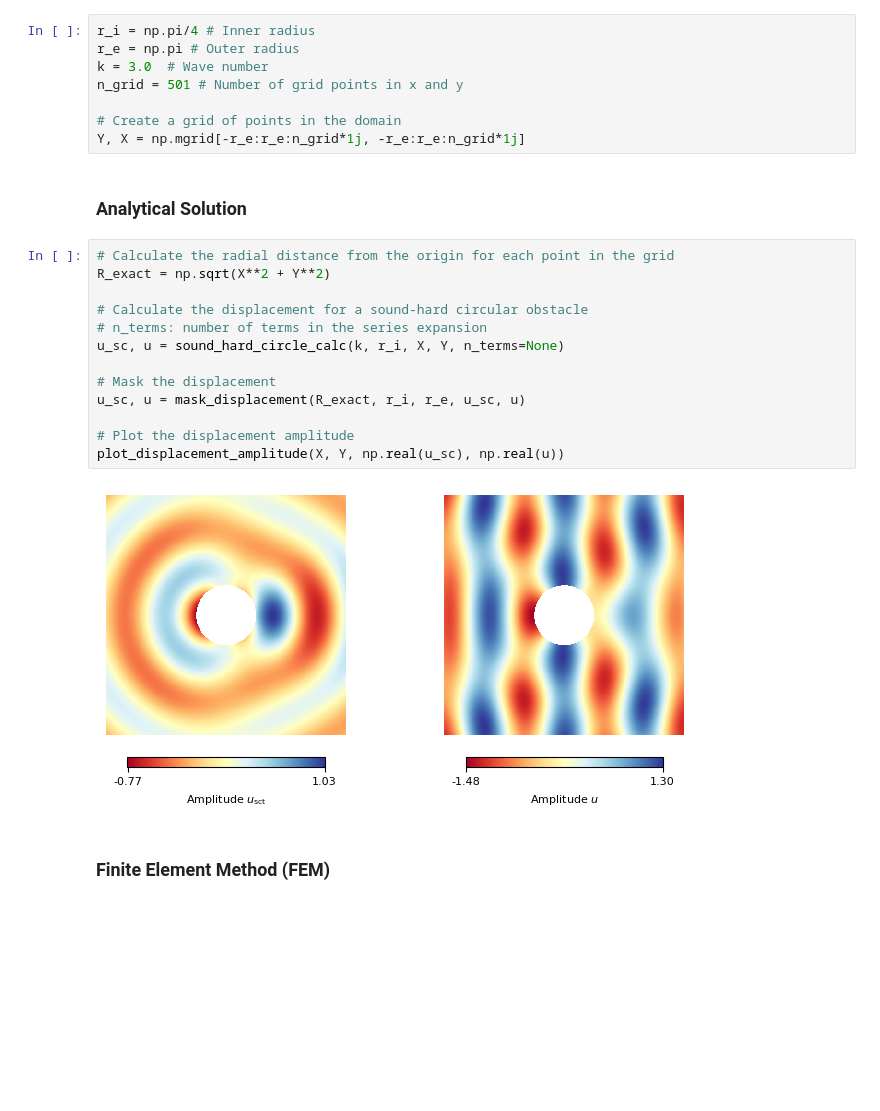
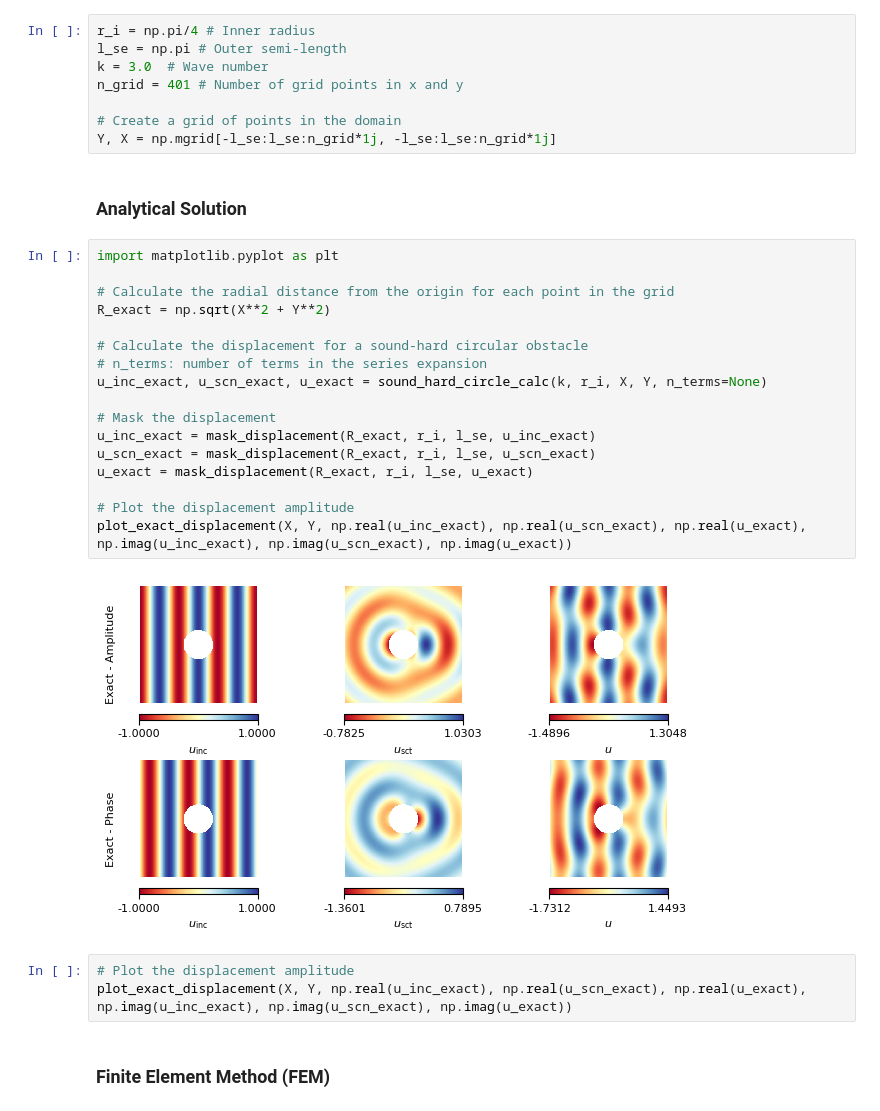
Before and after one commit to oscar-rincon/scattering-problem, a Jupyter notebook: main/analysis_scat_circ.ipynb, the cells around one changed output. Cells and saved outputs as stored; diff of their text form; blank space fills up the shorter version.

```diff
--- a/main/analysis_scat_circ.ipynb
+++ b/main/analysis_scat_circ.ipynb
@@ -25,28 +26,35 @@ from pinns_scat_circ import measure_model_time_pinns
 # %%
 r_i = np.pi/4 # Inner radius
-r_e = np.pi # Outer radius
+l_se = np.pi # Outer semi-length
 k = 3.0  # Wave number
-n_grid = 501 # Number of grid points in x and y
+n_grid = 401 # Number of grid points in x and y
 
 # Create a grid of points in the domain
-Y, X = np.mgrid[-r_e:r_e:n_grid*1j, -r_e:r_e:n_grid*1j]
+Y, X = np.mgrid[-l_se:l_se:n_grid*1j, -l_se:l_se:n_grid*1j]
 # %% [markdown]
 ### Analytical Solution
 # %%
+import matplotlib.pyplot as plt
+
 # Calculate the radial distance from the origin for each point in the grid
 R_exact = np.sqrt(X**2 + Y**2)
 
 # Calculate the displacement for a sound-hard circular obstacle
 # n_terms: number of terms in the series expansion
-u_sc, u = sound_hard_circle_calc(k, r_i, X, Y, n_terms=None)
+u_inc_exact, u_scn_exact, u_exact = sound_hard_circle_calc(k, r_i, X, Y, n_terms=None)
 
 # Mask the displacement
-u_sc, u = mask_displacement(R_exact, r_i, r_e, u_sc, u)
+u_inc_exact = mask_displacement(R_exact, r_i, l_se, u_inc_exact)
+u_scn_exact = mask_displacement(R_exact, r_i, l_se, u_scn_exact)
+u_exact = mask_displacement(R_exact, r_i, l_se, u_exact)
 
 # Plot the displacement amplitude
-plot_displacement_amplitude(X, Y, np.real(u_sc), np.real(u))
+plot_exact_displacement(X, Y, np.real(u_inc_exact), np.real(u_scn_exact), np.real(u_exact), np.imag(u_inc_exact), np.imag(u_scn_exact), np.imag(u_exact))
 # %% [output]
-[figure, old version]
+[figure, new version]
+# %%
+# Plot the displacement amplitude
+plot_exact_displacement(X, Y, np.real(u_inc_exact), np.real(u_scn_exact), np.real(u_exact), np.imag(u_inc_exact), np.imag(u_scn_exact), np.imag(u_exact))
 # %% [markdown]
 ### Finite Element Method (FEM)
 # %% [markdown]
```
Also changed, not shown: parts of 18 cells of this notebook, 12 other files.
